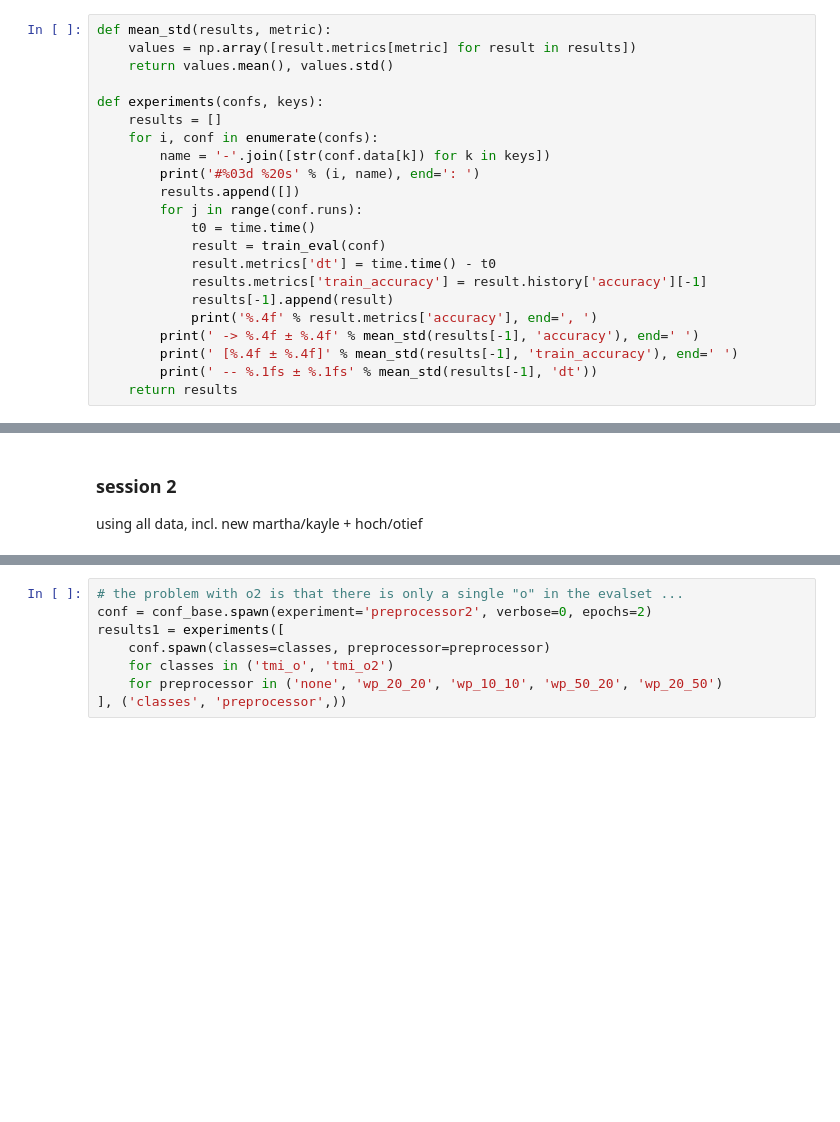
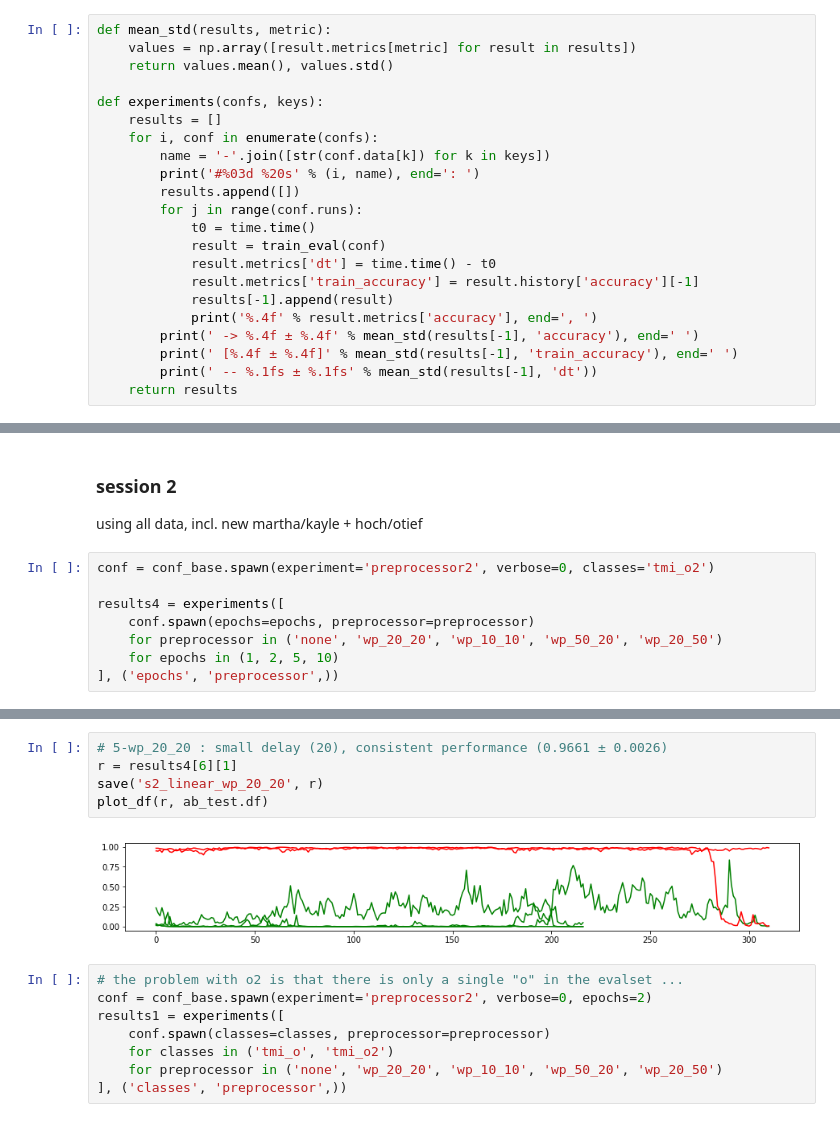
Before and after one commit to nuru-nu/moyo, a Jupyter notebook: notebooks/tf.ipynb, the cells around one changed output, grey strips where cells are left out. Cells and saved outputs as stored; diff of their text form; blank space fills up the shorter version.

Commit message:
adds tf3 signal + training

```diff
--- a/notebooks/tf.ipynb
+++ b/notebooks/tf.ipynb
@@ -309,7 +314,7 @@ def experiments(confs, keys):
             t0 = time.time()
             result = train_eval(conf)
             result.metrics['dt'] = time.time() - t0
-            results.metrics['train_accuracy'] = result.history['accuracy'][-1]
+            result.metrics['train_accuracy'] = result.history['accuracy'][-1]
             results[-1].append(result)
             print('%.4f' % result.metrics['accuracy'], end=', ')
         print(' -> %.4f ± %.4f' % mean_std(results[-1], 'accuracy'), end=' ')
@@ -371,3 +376,11 @@ def plot_df(result, df, conf_update={}):
 ### session 2
 
 using all data, incl. new martha/kayle + hoch/otief
+# %%
+conf = conf_base.spawn(experiment='preprocessor2', verbose=0, classes='tmi_o2')
+
+results4 = experiments([
+    conf.spawn(epochs=epochs, preprocessor=preprocessor)
+    for preprocessor in ('none', 'wp_20_20', 'wp_10_10', 'wp_50_20', 'wp_20_50')
+    for epochs in (1, 2, 5, 10)
+], ('epochs', 'preprocessor',))
@@ -374,3 +408,10 @@ using all data, incl. new martha/kayle + hoch/otief
+# %%
+# 5-wp_20_20 : small delay (20), consistent performance (0.9661 ± 0.0026)
+r = results4[6][1]
+save('s2_linear_wp_20_20', r)
+plot_df(r, ab_test.df)
+# %% [output]
+[figure, added]
 # %%
 # the problem with o2 is that there is only a single "o" in the evalset ...
 conf = conf_base.spawn(experiment='preprocessor2', verbose=0, epochs=2)
```
Also changed, not shown: parts of 8 cells of this notebook, 2 other files.
